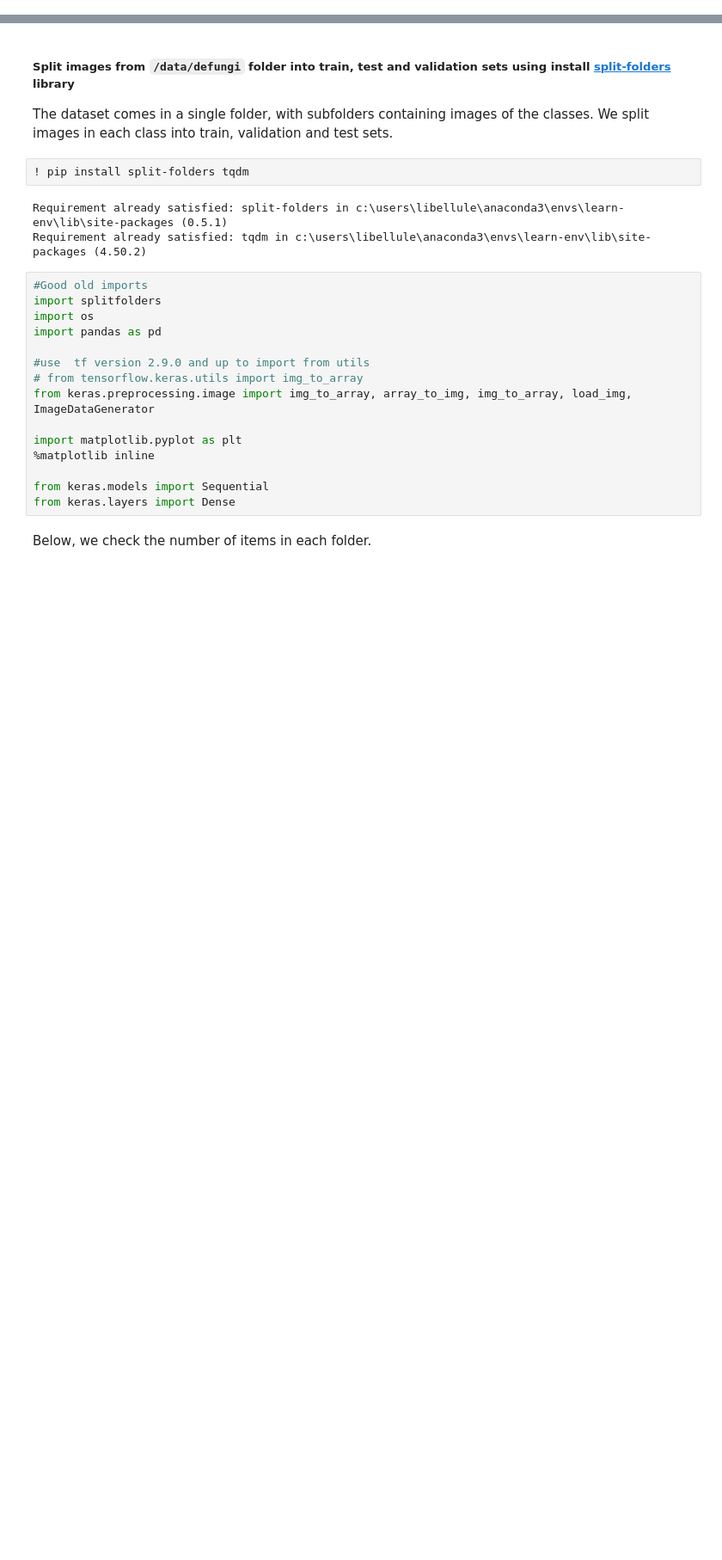
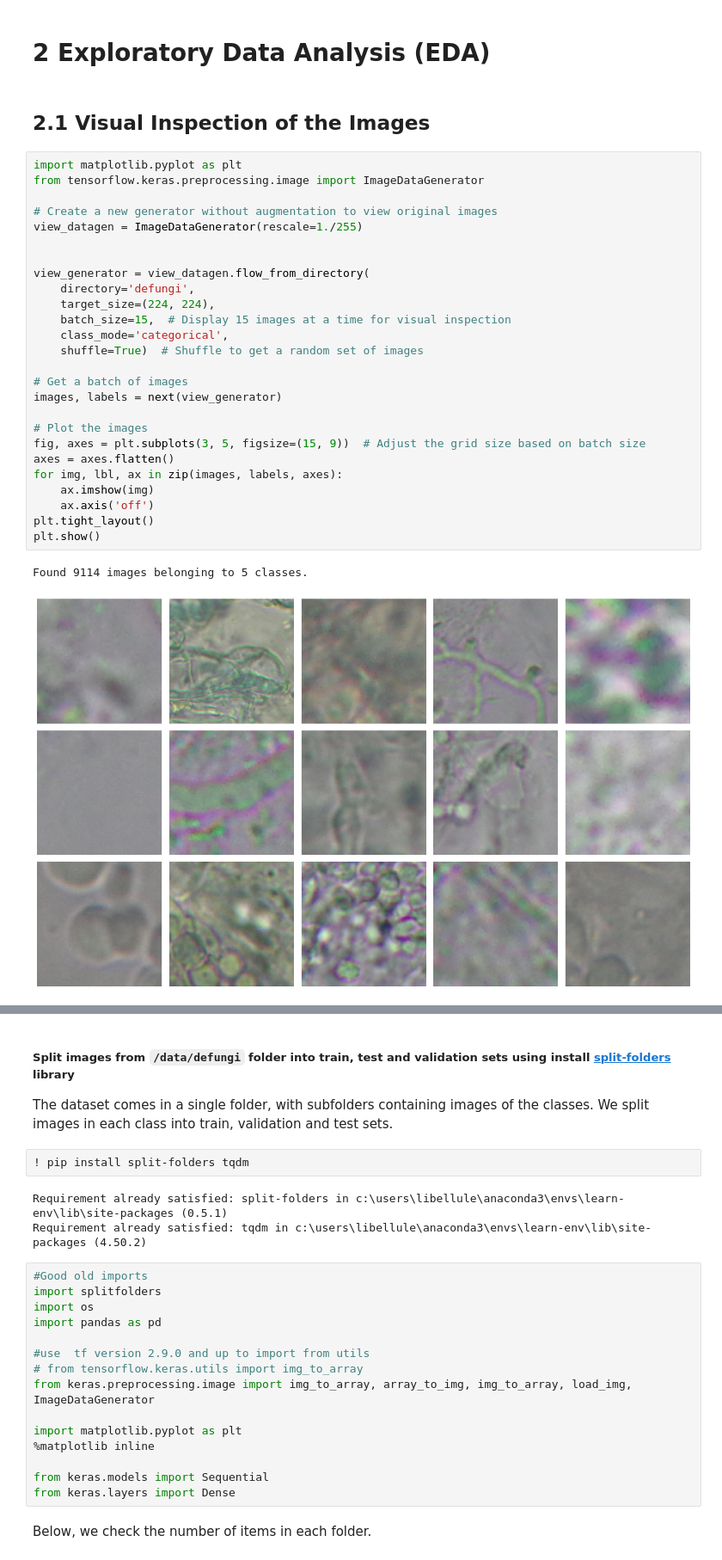
Before and after one commit to alexmuturi/DeFungi-Image-Classification-using-Deep-Learning, a Jupyter notebook: index.ipynb, the cells around one changed output, grey strips where cells are left out. Shown at 86% size. Drawn from its saved outputs; the diff is of its cells as text; blank space fills up the shorter version.

```diff
--- a/index.ipynb
+++ b/index.ipynb
@@ -0,0 +220,33 @@
+# %% [markdown]
+# 2 Exploratory Data Analysis (EDA)
+# %% [markdown]
+## 2.1 Visual Inspection of the Images
+# %%
+import matplotlib.pyplot as plt
+from tensorflow.keras.preprocessing.image import ImageDataGenerator
+
+# Create a new generator without augmentation to view original images
+view_datagen = ImageDataGenerator(rescale=1./255)
+
+
+view_generator = view_datagen.flow_from_directory(
+    directory='defungi',
+    target_size=(224, 224),
+    batch_size=15,  # Display 15 images at a time for visual inspection
+    class_mode='categorical',
+    shuffle=True)  # Shuffle to get a random set of images
+
+# Get a batch of images
+images, labels = next(view_generator)
+
+# Plot the images
+fig, axes = plt.subplots(3, 5, figsize=(15, 9))  # Adjust the grid size based on batch size
+axes = axes.flatten()
+for img, lbl, ax in zip(images, labels, axes):
+    ax.imshow(img)
+    ax.axis('off')
+plt.tight_layout()
+plt.show()
+# %% [output]
+Found 9114 images belonging to 5 classes.
+[figure, added]
```
Also changed, not shown: parts of 32 cells of this notebook.
